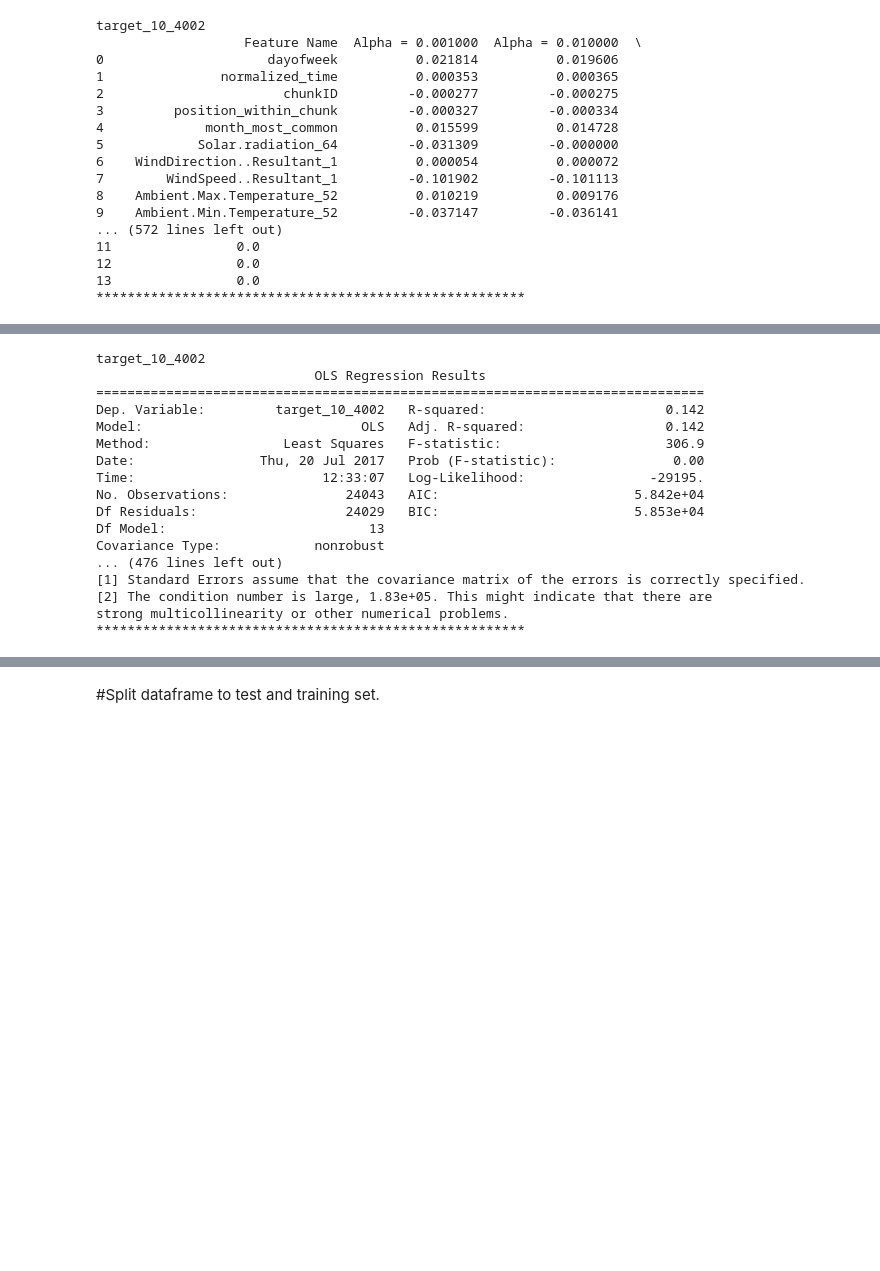
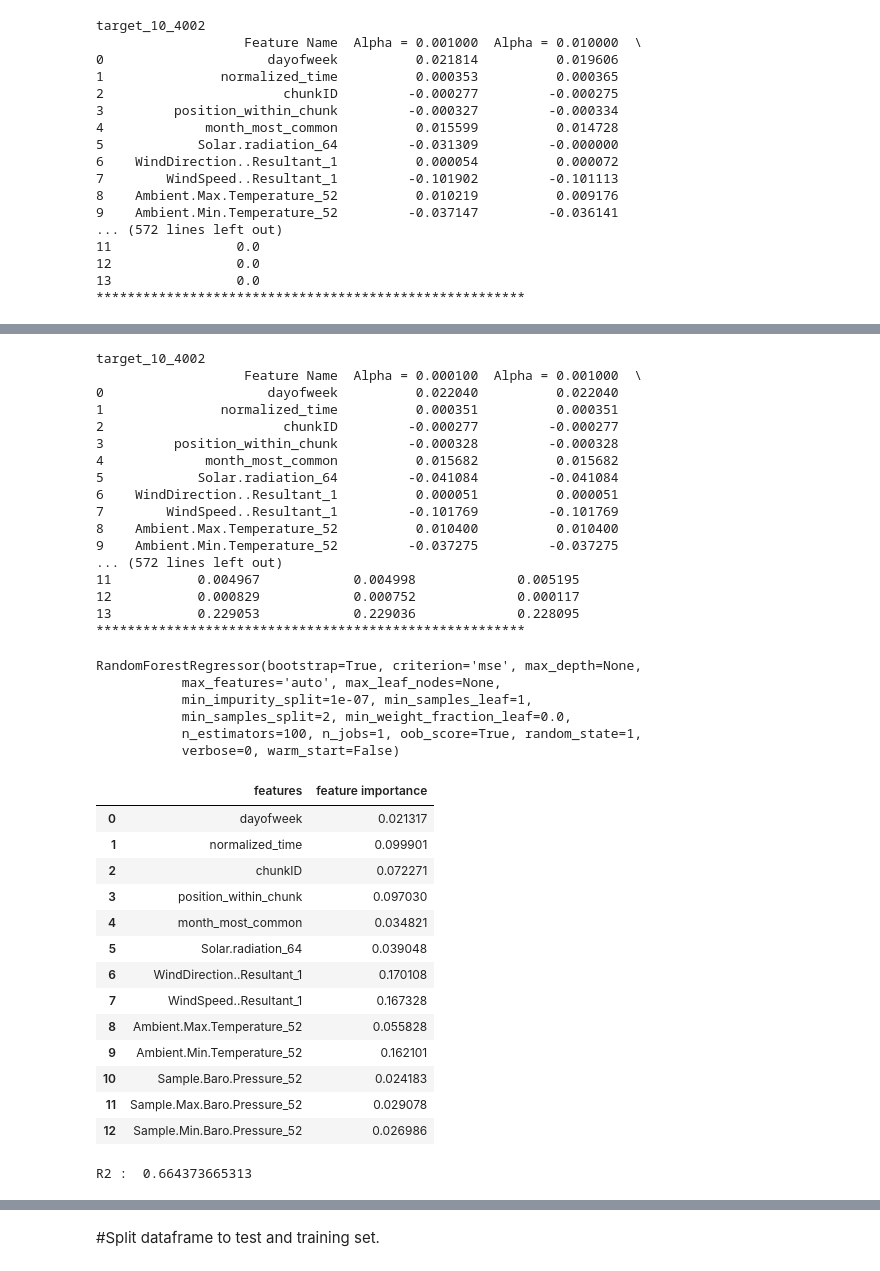
Before and after one commit to jtlam/springboard_capstone1, a Jupyter notebook: capstone1_missing values.ipynb, the cells around one changed output, grey strips where cells are left out. Drawn from its saved outputs; the diff is of its cells as text; code cells hidden in the pictures; blank space fills up the shorter version.

```diff
--- a/capstone1_missing values.ipynb
+++ b/capstone1_missing values.ipynb
@@ -416,26 +414,66 @@ strong multicollinearity or other numerical problems.
 # %%
 for x in range(len(df_targets.columns)):
-    X = sm.add_constant(X)
-    res = sm.OLS(df_targets[df_targets.columns[x]],X)
-    result = res.fit()
+    X = df_input
+    Y = df_targets[df_targets.columns[x]]
     print(df_targets.columns[x])
-    print(result.summary())
+    # Fit the lasso regression
+    print(ridge([ 1e-4, 1e-3,1e-2, 1, 5, 10, 20,100,1000]))
     print('*******************************************************')
 # %% [output]
 target_10_4002
-                            OLS Regression Results
-==============================================================================
-Dep. Variable:         target_10_4002   R-squared:                       0.142
-Model:                            OLS   Adj. R-squared:                  0.142
-Method:                 Least Squares   F-statistic:                     306.9
-Date:                Thu, 20 Jul 2017   Prob (F-statistic):               0.00
-Time:                        12:33:07   Log-Likelihood:                -29195.
-No. Observations:               24043   AIC:                         5.842e+04
-Df Residuals:                   24029   BIC:                         5.853e+04
-Df Model:                          13
-Covariance Type:            nonrobust
-... (476 lines left out)
-[1] Standard Errors assume that the covariance matrix of the errors is correctly specified.
-[2] The condition number is large, 1.83e+05. This might indicate that there are
-strong multicollinearity or other numerical problems.
+                   Feature Name  Alpha = 0.000100  Alpha = 0.001000  \
+0                     dayofweek          0.022040          0.022040
+1               normalized_time          0.000351          0.000351
+2                       chunkID         -0.000277         -0.000277
+3         position_within_chunk         -0.000328         -0.000328
+4             month_most_common          0.015682          0.015682
+5            Solar.radiation_64         -0.041084         -0.041084
+6    WindDirection..Resultant_1          0.000051          0.000051
+7        WindSpeed..Resultant_1         -0.101769         -0.101769
+8    Ambient.Max.Temperature_52          0.010400          0.010400
+9    Ambient.Min.Temperature_52         -0.037275         -0.037275
+... (572 lines left out)
+11           0.004967            0.004998             0.005195
+12           0.000829            0.000752             0.000117
+13           0.229053            0.229036             0.228095
 *******************************************************
+# %%
+
+from sklearn.ensemble import RandomForestRegressor
+from sklearn.metrics import roc_auc_score, average_precision_score, r2_score
+import numpy as np
+
+X = df_input
+Y = df_targets[df_targets.columns[0]]
+
+
+
+
+names = df_input.columns
+rf = RandomForestRegressor(n_estimators = 100, oob_score = True,n_jobs = 1,random_state =1)
+rf.fit(X, Y)
+df_rf = pd.DataFrame(list(zip(X.columns, rf.feature_importances_)), columns = ['features', 'feature importance'])
+df_rf
+print ("R2 : ", r2_score(Y,rf.oob_prediction_))
+# %% [output]
+RandomForestRegressor(bootstrap=True, criterion='mse', max_depth=None,
+           max_features='auto', max_leaf_nodes=None,
+           min_impurity_split=1e-07, min_samples_leaf=1,
+           min_samples_split=2, min_weight_fraction_leaf=0.0,
+           n_estimators=100, n_jobs=1, oob_score=True, random_state=1,
+           verbose=0, warm_start=False)
+|  | features | feature importance |
+| 0 | dayofweek | 0.021317 |
+| 1 | normalized_time | 0.099901 |
+| 2 | chunkID | 0.072271 |
+| 3 | position_within_chunk | 0.097030 |
+| 4 | month_most_common | 0.034821 |
+| 5 | Solar.radiation_64 | 0.039048 |
+| 6 | WindDirection..Resultant_1 | 0.170108 |
+| 7 | WindSpeed..Resultant_1 | 0.167328 |
+| 8 | Ambient.Max.Temperature_52 | 0.055828 |
+| 9 | Ambient.Min.Temperature_52 | 0.162101 |
+| 10 | Sample.Baro.Pressure_52 | 0.024183 |
+| 11 | Sample.Max.Baro.Pressure_52 | 0.029078 |
+| 12 | Sample.Min.Baro.Pressure_52 | 0.026986 |
+R2 :  0.664373665313
```
Also changed, not shown: parts of 25 cells of this notebook.
